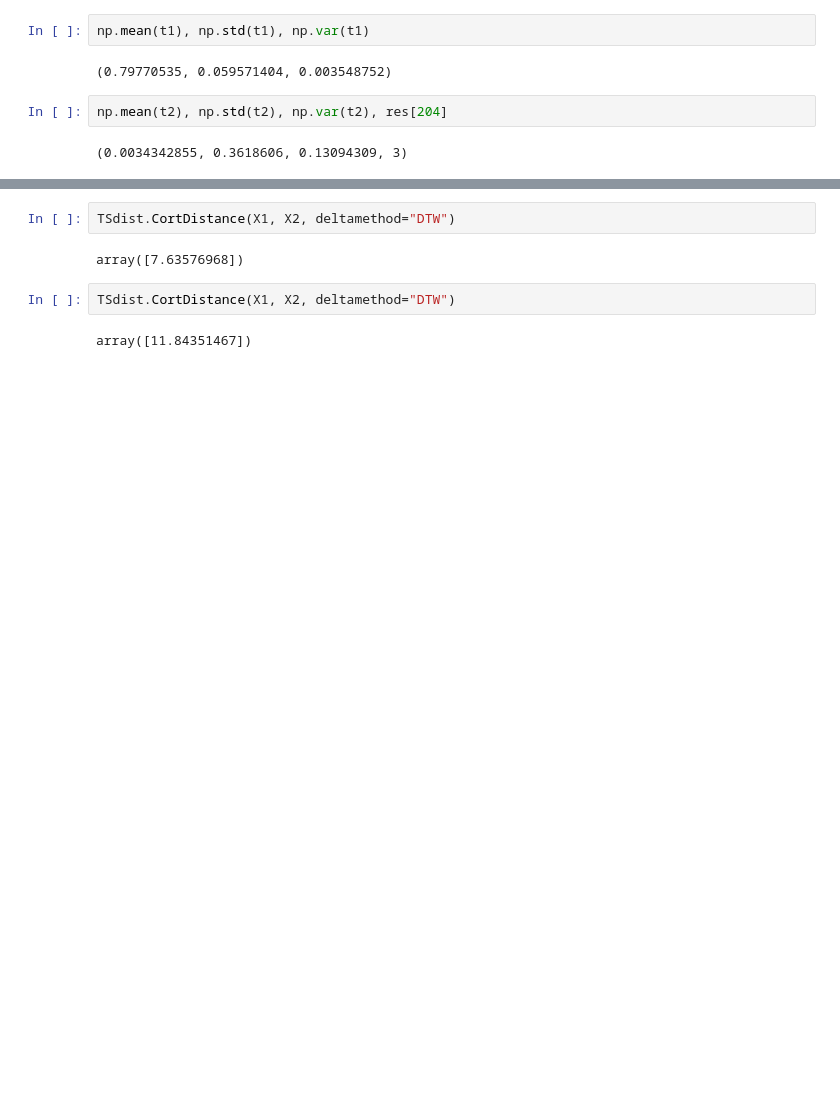
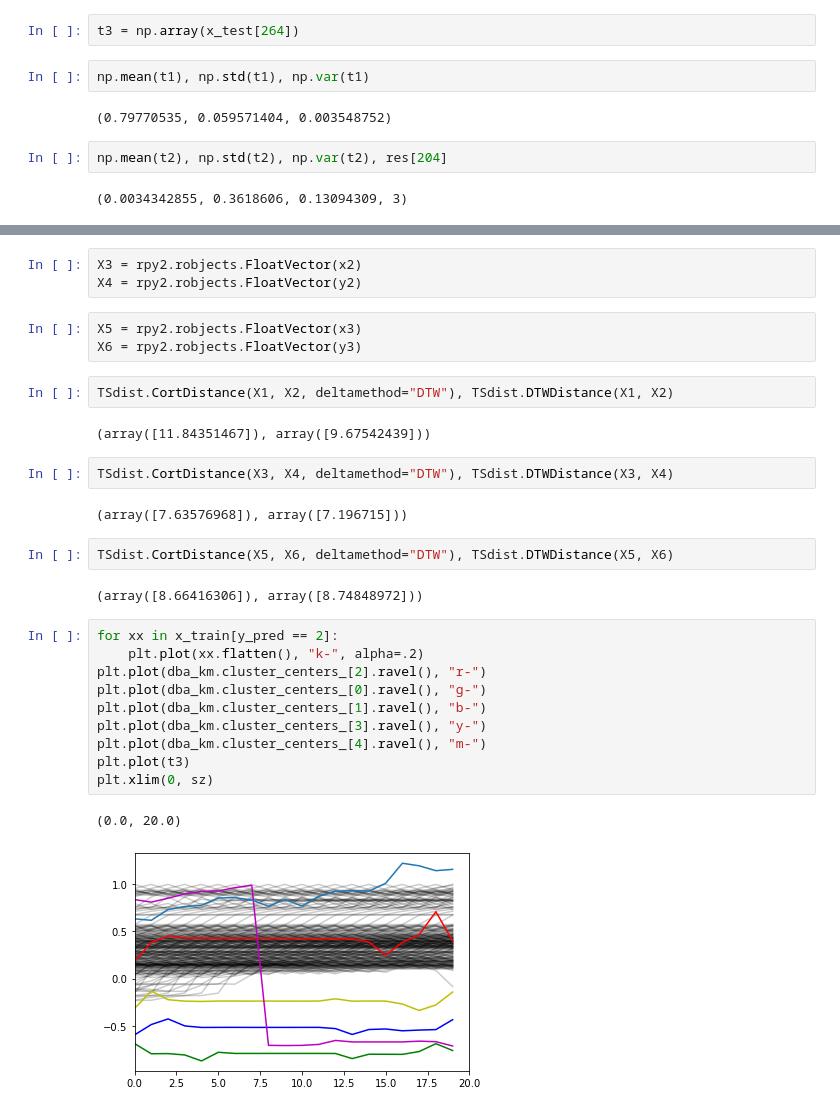
Before and after one commit to n-akram/TimeSeriesSafeML, a Jupyter notebook: Experiments/Implementation_in_Python/TimeseriesForecasting/StockPrice_clustering_2_nonscaled.ipynb, the cells around one changed output, grey strips where cells are left out. Drawn from its saved outputs; the diff is of its cells as text; blank space fills up the shorter version.

Commit message:
comparing cluster centre and test point stats

```diff
--- a/Experiments/Implementation_in_Python/TimeseriesForecasting/StockPrice_clustering_2_nonscaled.ipynb
+++ b/Experiments/Implementation_in_Python/TimeseriesForecasting/StockPrice_clustering_2_nonscaled.ipynb
@@ -374,6 +374,8 @@ array([2, 2, 2, 2, 2, 2, 2, 2, 2, 2, 2, 2, 2, 2, 2, 2, 2, 2, 2, 2, 2, 2,
 t1 = np.array(x_test[150])
 # %%
 t2 = np.array(x_test[204])
+# %%
+t3 = np.array(x_test[264])
 # %%
 np.mean(t1), np.std(t1), np.var(t1)
 # %% [output]
@@ -431,8 +437,31 @@ FloatVector with 20 elements.
+# %%
+X3 = rpy2.robjects.FloatVector(x2)
+X4 = rpy2.robjects.FloatVector(y2)
+# %%
+X5 = rpy2.robjects.FloatVector(x3)
+X6 = rpy2.robjects.FloatVector(y3)
 # %%
-TSdist.CortDistance(X1, X2, deltamethod="DTW")
+TSdist.CortDistance(X1, X2, deltamethod="DTW"), TSdist.DTWDistance(X1, X2)
 # %% [output]
-array([7.63576968])
+(array([11.84351467]), array([9.67542439]))
 # %%
-TSdist.CortDistance(X1, X2, deltamethod="DTW")
+TSdist.CortDistance(X3, X4, deltamethod="DTW"), TSdist.DTWDistance(X3, X4)
 # %% [output]
-array([11.84351467])
+(array([7.63576968]), array([7.196715]))
+# %%
+TSdist.CortDistance(X5, X6, deltamethod="DTW"), TSdist.DTWDistance(X5, X6)
+# %% [output]
+(array([8.66416306]), array([8.74848972]))
+# %%
+for xx in x_train[y_pred == 2]:
+    plt.plot(xx.flatten(), "k-", alpha=.2)
+plt.plot(dba_km.cluster_centers_[2].ravel(), "r-")
+plt.plot(dba_km.cluster_centers_[0].ravel(), "g-")
+plt.plot(dba_km.cluster_centers_[1].ravel(), "b-")
+plt.plot(dba_km.cluster_centers_[3].ravel(), "y-")
+plt.plot(dba_km.cluster_centers_[4].ravel(), "m-")
+plt.plot(t3)
+plt.xlim(0, sz)
+# %% [output]
+(0.0, 20.0)
+[figure, added]
```
Also changed, not shown: parts of 13 cells of this notebook.
